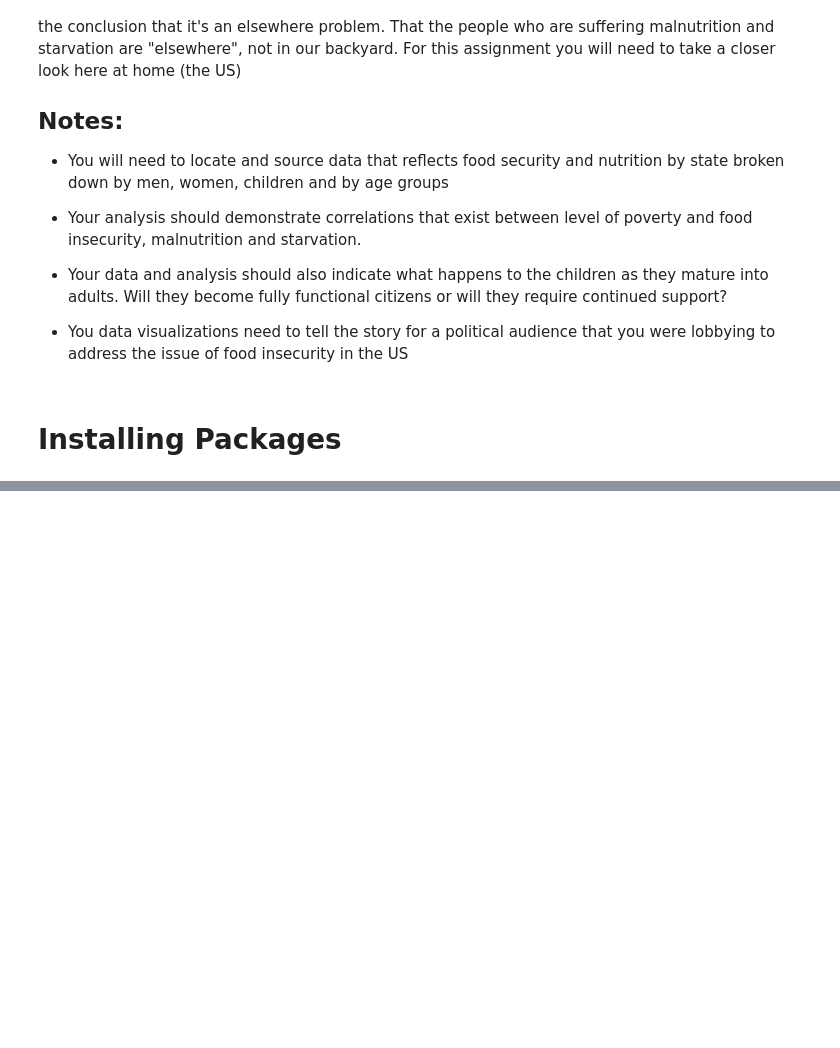
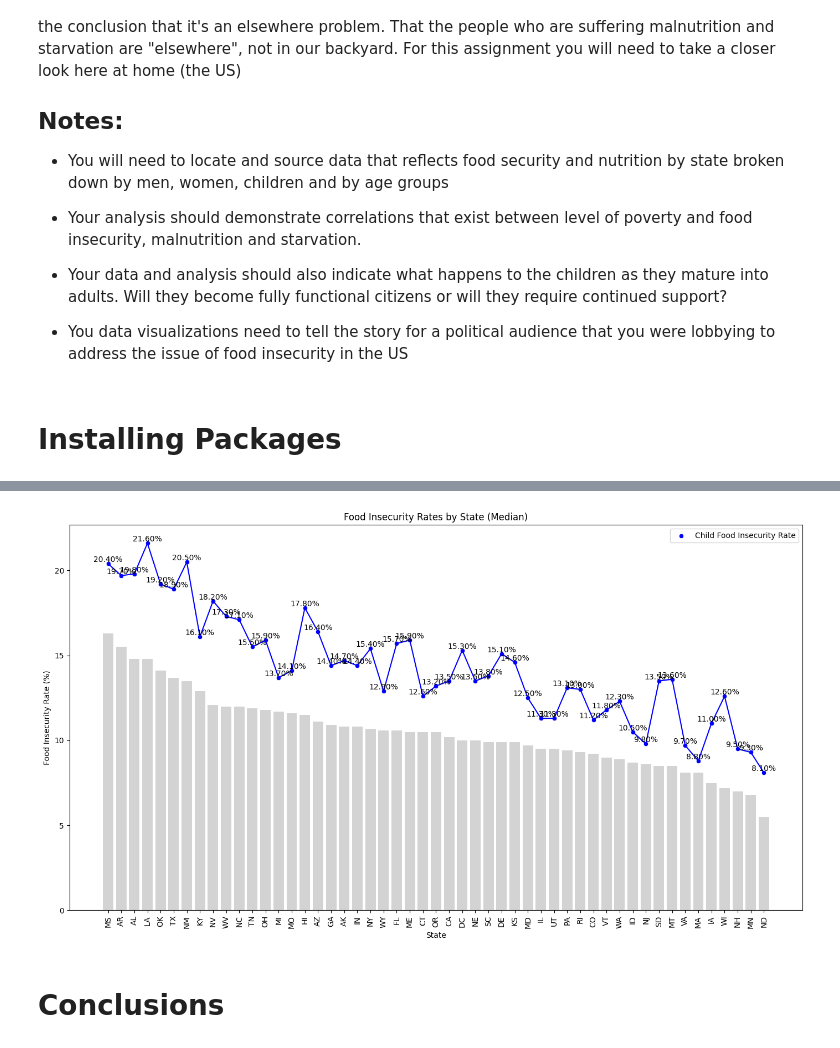
Before and after one commit to rkasa01/DATA608_Story6, a Jupyter notebook: DATA608_Story6.ipynb, the cells around one changed output, grey strips where cells are left out. Drawn from its saved outputs; the diff is of its cells as text; code cells hidden in the pictures; blank space fills up the shorter version.

```diff
--- a/DATA608_Story6.ipynb
+++ b/DATA608_Story6.ipynb
@@ -17,0 +206,29 @@ The United Nations Food and Agriculture Organization publication, The State of F
+# %%
+median_child_rate = new_df_state.groupby('State')['Child Food Insecurity Rate '].median() * 100
+
+df_child_median = pd.DataFrame({
+    'State': median_child_rate.index,
+    'Child Food Insecurity Rate': median_child_rate.values
+})
+
+df_median_sorted = df_median.sort_values(by='Overall Food Insecurity Rate', ascending=False)
+plt.figure(figsize=(14, 8))
+sns.barplot(x='State', y='Overall Food Insecurity Rate', data=df_median_sorted, color='lightgray')
+sns.scatterplot(data=df_child_median, x='State', y='Child Food Insecurity Rate', color='blue', marker='o', label='Child Food Insecurity Rate')
+sns.lineplot(data=df_child_median, x='State', y='Child Food Insecurity Rate', color='blue')
+
+plt.title('Food Insecurity Rates by State (Median)')
+plt.xlabel('State')
+plt.ylabel('Food Insecurity Rate (%)')
+plt.xticks(rotation=90)
+plt.legend()
+
+for index, row in df_child_median.iterrows():
+    plt.text(row['State'], row['Child Food Insecurity Rate'], f'{row["Child Food Insecurity Rate"]:.2f}%', ha='center', va='bottom')
+
+plt.tight_layout()
+plt.show()
+# %% [output]
+[figure, added]
+# %% [markdown]
+# Conclusions
```
Also changed, not shown: parts of 15 cells of this notebook.
